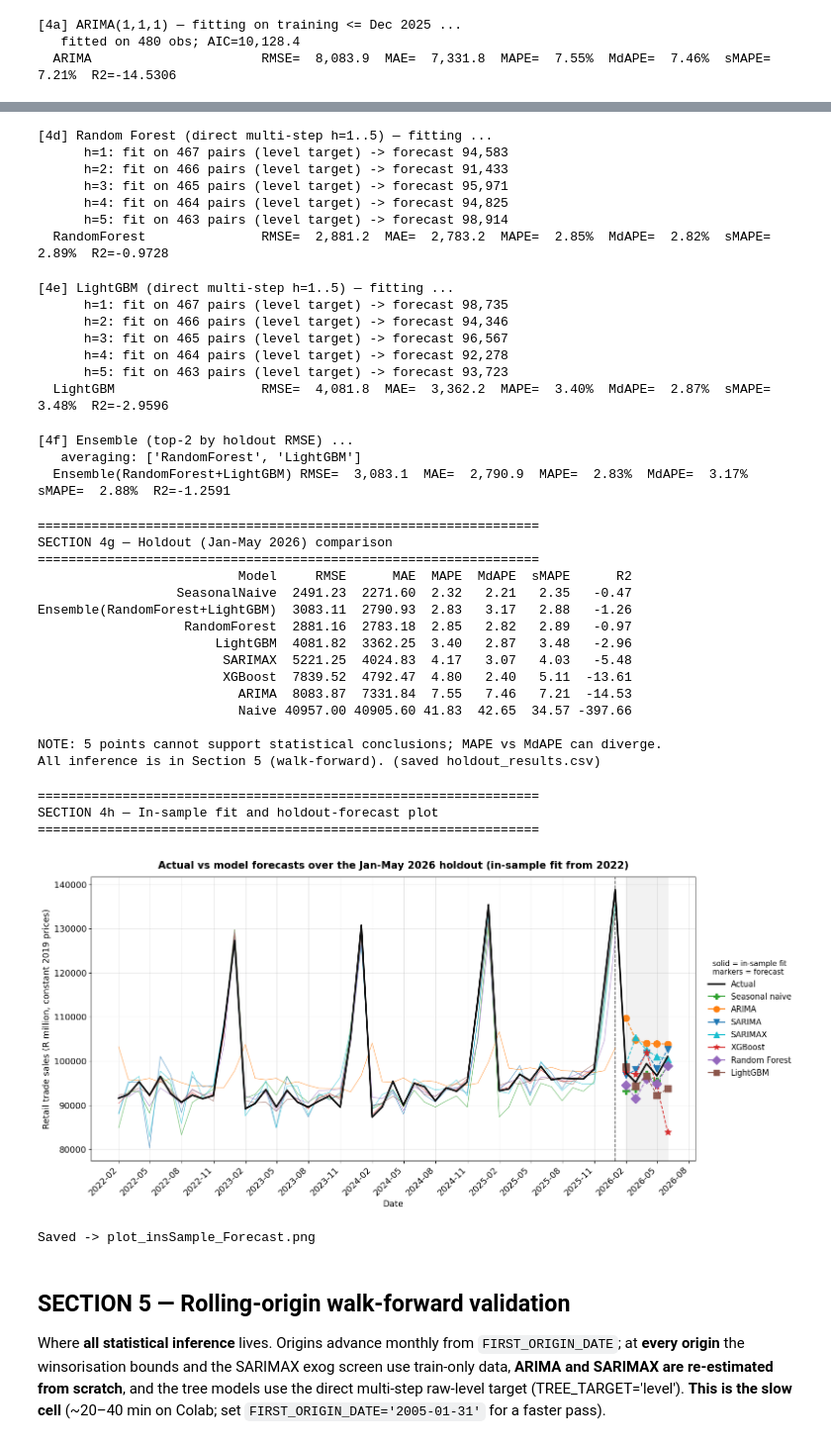
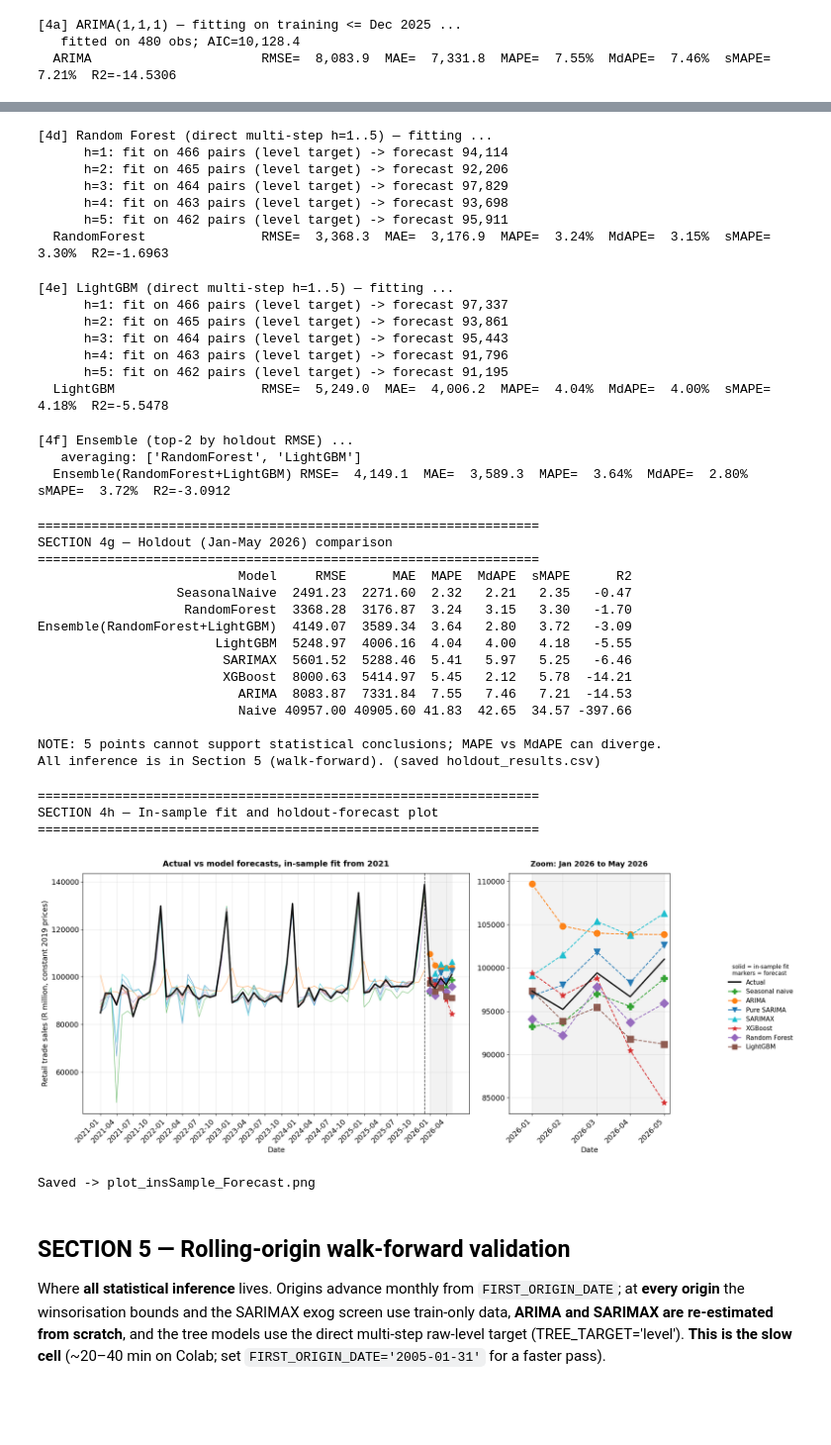
Before and after one commit to thabisop/Tree_Based_ML---Short_Term_Retail_Trade_Sales_Forecasting, a Jupyter notebook: Modelling_Script.ipynb, the cells around one changed output, grey strips where cells are left out. Shown at 99% size. Cells and saved outputs as stored; diff of their text form; code cells hidden in the pictures; blank space fills up the shorter version.

```diff
--- a/Modelling_Script.ipynb
+++ b/Modelling_Script.ipynb
@@ -253,6 +267,14 @@ data["electricity"]   = source_data["electricity"]
 data["exchange_rate"] = source_data["exchangeRate"]
 data["cci_level"]     = source_data["cci_level"]
 
+# [D-lag] Publication-lag alignment: at origin t, use only data released by t.
+# CPI (StatsSA P0141, released ~mid of t+1) -> lag 1 ; electricity (P4141, released ~start of t+2) -> lag 2 ;
+# the exchange rate is a daily market price -> no lag ; quarterly CCI is carried forward between releases.
+CPI_PUB_LAG, ELEC_PUB_LAG = 1, 2
+data["cpi_signal"]  = data["cpi_signal"].shift(CPI_PUB_LAG)
+data["electricity"] = data["electricity"].shift(ELEC_PUB_LAG)
+data["cci_level"]   = data["cci_level"].ffill()
+
 # [D4] No structural-break dummy on corrected data (old break was the 2004 artifact).
 
 print(f"Rows (incl. 2026 holdout): {len(data)}  | {data.index.min().date()} -> {data.index.max().date()}")
@@ -497,12 +519,12 @@ holdout_results.append(evaluate_forecast([holdout_actuals[h] for h in HORIZONS],
                                          [random_forest_forecast[h] for h in HORIZONS], "RandomForest"))
 # %% [output]
 [4d] Random Forest (direct multi-step h=1..5) — fitting ...
-      h=1: fit on 467 pairs (level target) -> forecast 94,583
-      h=2: fit on 466 pairs (level target) -> forecast 91,433
-      h=3: fit on 465 pairs (level target) -> forecast 95,971
-      h=4: fit on 464 pairs (level target) -> forecast 94,825
-      h=5: fit on 463 pairs (level target) -> forecast 98,914
-  RandomForest               RMSE=  2,881.2  MAE=  2,783.2  MAPE=  2.85%  MdAPE=  2.82%  sMAPE=  2.89%  R2=-0.9728
+      h=1: fit on 466 pairs (level target) -> forecast 94,114
+      h=2: fit on 465 pairs (level target) -> forecast 92,206
+      h=3: fit on 464 pairs (level target) -> forecast 97,829
+      h=4: fit on 463 pairs (level target) -> forecast 93,698
+      h=5: fit on 462 pairs (level target) -> forecast 95,911
+  RandomForest               RMSE=  3,368.3  MAE=  3,176.9  MAPE=  3.24%  MdAPE=  3.15%  sMAPE=  3.30%  R2=-1.6963
 # %%
 # ─── SECTION 4e : LightGBM — direct multi-step (raw-level target) ────────────
 print("\n[4e] LightGBM (direct multi-step h=1..5) — fitting ...")
@@ -511,12 +533,12 @@ holdout_results.append(evaluate_forecast([holdout_actuals[h] for h in HORIZONS],
                                          [lightgbm_forecast[h] for h in HORIZONS], "LightGBM"))
 # %% [output]
 [4e] LightGBM (direct multi-step h=1..5) — fitting ...
-      h=1: fit on 467 pairs (level target) -> forecast 98,735
-      h=2: fit on 466 pairs (level target) -> forecast 94,346
-      h=3: fit on 465 pairs (level target) -> forecast 96,567
-      h=4: fit on 464 pairs (level target) -> forecast 92,278
-      h=5: fit on 463 pairs (level target) -> forecast 93,723
-  LightGBM                   RMSE=  4,081.8  MAE=  3,362.2  MAPE=  3.40%  MdAPE=  2.87%  sMAPE=  3.48%  R2=-2.9596
+      h=1: fit on 466 pairs (level target) -> forecast 97,337
+      h=2: fit on 465 pairs (level target) -> forecast 93,861
+      h=3: fit on 464 pairs (level target) -> forecast 95,443
+      h=4: fit on 463 pairs (level target) -> forecast 91,796
+      h=5: fit on 462 pairs (level target) -> forecast 91,195
+  LightGBM                   RMSE=  5,249.0  MAE=  4,006.2  MAPE=  4.04%  MdAPE=  4.00%  sMAPE=  4.18%  R2=-5.5478
 # %%
 # ─── SECTION 4f : Ensemble — equal-weight top-2 by RMSE ──────────────────────
 print("\n[4f] Ensemble (top-2 by holdout RMSE) ...")
@@ -534,7 +556,7 @@ holdout_results.append(evaluate_forecast([holdout_actuals[h] for h in HORIZONS],
 # %% [output]
 [4f] Ensemble (top-2 by holdout RMSE) ...
    averaging: ['RandomForest', 'LightGBM']
-  Ensemble(RandomForest+LightGBM) RMSE=  3,083.1  MAE=  2,790.9  MAPE=  2.83%  MdAPE=  3.17%  sMAPE=  2.88%  R2=-1.2591
+  Ensemble(RandomForest+LightGBM) RMSE=  4,149.1  MAE=  3,589.3  MAPE=  3.64%  MdAPE=  2.80%  sMAPE=  3.72%  R2=-3.0912
 # %%
 # ─── SECTION 4g : Holdout comparison table ───────────────────────────────────
 print("\n" + "=" * 65); print("SECTION 4g — Holdout (Jan-May 2026) comparison"); print("=" * 65)
@@ -549,11 +571,11 @@ SECTION 4g — Holdout (Jan-May 2026) comparison
 =================================================================
                           Model     RMSE      MAE  MAPE  MdAPE  sMAPE      R2
                   SeasonalNaive  2491.23  2271.60  2.32   2.21   2.35   -0.47
-Ensemble(RandomForest+LightGBM)  3083.11  2790.93  2.83   3.17   2.88   -1.26
-                   RandomForest  2881.16  2783.18  2.85   2.82   2.89   -0.97
-                       LightGBM  4081.82  3362.25  3.40   2.87   3.48   -2.96
-                        SARIMAX  5221.25  4024.83  4.17   3.07   4.03   -5.48
-                        XGBoost  7839.52  4792.47  4.80   2.40   5.11  -13.61
+                   RandomForest  3368.28  3176.87  3.24   3.15   3.30   -1.70
+Ensemble(RandomForest+LightGBM)  4149.07  3589.34  3.64   2.80   3.72   -3.09
+                       LightGBM  5248.97  4006.16  4.04   4.00   4.18   -5.55
+                        SARIMAX  5601.52  5288.46  5.41   5.97   5.25   -6.46
+                        XGBoost  8000.63  5414.97  5.45   2.12   5.78  -14.21
                           ARIMA  8083.87  7331.84  7.55   7.46   7.21  -14.53
                           Naive 40957.00 40905.60 41.83  42.65  34.57 -397.66
 
@@ -589,45 +611,61 @@ pure_sarima_forecast = {h: float(_pure_raw.iloc[h - 1]) for h in HORIZONS}
 plot_models = [
     ("Seasonal naive", target_series.shift(12), seasonal_naive_forecast, "#2ca02c", "P"),
     ("ARIMA",          arima_model.fittedvalues, arima_forecast,          "#ff7f0e", "o"),
-    ("SARIMA",         _pure_model.fittedvalues, pure_sarima_forecast,    "#1f77b4", "v"),
+    ("Pure SARIMA",         _pure_model.fittedvalues, pure_sarima_forecast,    "#1f77b4", "v"),
     ("SARIMAX",        sarimax_model.fittedvalues, sarimax_forecast,      "#17becf", "^"),
     ("XGBoost",        insample_fitted_tree(make_xgboost, data, FEATURE_COLS, origin_pos), xgboost_forecast, "#d62728", "*"),
     ("Random Forest",  insample_fitted_tree(make_random_forest, data, FEATURE_COLS, origin_pos), random_forest_forecast, "#9467bd", "D"),
     ("LightGBM",       insample_fitted_tree(make_lightgbm, data, FEATURE_COLS, origin_pos), lightgbm_forecast, "#8c564b", "s"),
 ]
 holdout_dates = [data.index[origin_pos + h] for h in HORIZONS]
-plot_start = "2022-01-01"
+plot_start = "2021-01-01"
 plt.rcParams.update({"font.size": 13})
-fig, ax = plt.subplots(figsize=(16, 7.6))
+fig, (ax, axz) = plt.subplots(1, 2, figsize=(17, 7.6), gridspec_kw={"width_ratios": [3.0, 1.25]})
+
+# main panel: in-sample fit (from 2021) + holdout forecasts
 actual_window = target_series.loc[plot_start:]
 ax.plot(actual_window.index, actual_window.values, color="#111", linewidth=2.6, label="Actual", zorder=10)
 for name, fitted, fc, colour, marker in plot_models:
     w = fitted.loc[plot_start:LAST_TRAIN_DATE]
     ax.plot(w.index, w.values, color=colour, linewidth=1.1, alpha=0.55, zorder=3)
     ax.plot(holdout_dates, [fc[h] for h in HORIZONS], linestyle="--", marker=marker,
             color=colour, markersize=10, linewidth=1.4, alpha=0.95, zorder=6)
 ax.axvspan(holdout_dates[0], holdout_dates[-1], color="#f2f2f2", zorder=0)
 ax.axvline(data.index[origin_pos], color="#555", linestyle="--", linewidth=1.3)
-ax.set_title("Actual vs model forecasts over the Jan-May 2026 holdout (in-sample fit from 2022)",
-             fontsize=15, fontweight="bold", pad=12)
+ax.set_title("Actual vs model forecasts, in-sample fit from 2021", fontsize=14, fontweight="bold", pad=12)
 ax.set_xlabel("Date", fontsize=13)
 ax.set_ylabel("Retail trade sales (R million, constant 2019 prices)", fontsize=13)
-ax.xaxis.set_major_locator(mdates.MonthLocator(interval=3))
+ax.set_xticks(actual_window.index[::3])  # ticks on month-end data dates
 ax.xaxis.set_major_formatter(mdates.DateFormatter("%Y-%m"))
 plt.setp(ax.get_xticklabels(), rotation=45, ha="right"); ax.grid(True, alpha=0.3)
+
+# zoomed panel: the Jan-May 2026 holdout
+zoom_actual = target_series.loc["2026-01-01":]
+axz.plot(zoom_actual.index, zoom_actual.values, color="#111", linewidth=2.4, zorder=10)
+for name, fitted, fc, colour, marker in plot_models:
+    axz.plot(holdout_dates, [fc[h] for h in HORIZONS], linestyle="--", marker=marker,
+             color=colour, markersize=11, linewidth=1.6, alpha=0.95, zorder=6)
+axz.axvspan(holdout_dates[0], holdout_dates[-1], color="#f2f2f2", zorder=0)
+axz.set_xlim(pd.Timestamp("2026-01-10"), pd.Timestamp("2026-06-05"))
+axz.set_title("Zoom: Jan 2026 to May 2026", fontsize=13, fontweight="bold", pad=12)
+axz.set_xlabel("Date", fontsize=13)
+axz.set_xticks(zoom_actual.index)  # month-end ticks: Jan-May 2026
+axz.xaxis.set_major_formatter(mdates.DateFormatter("%Y-%m"))
+plt.setp(axz.get_xticklabels(), rotation=45, ha="right"); axz.grid(True, alpha=0.3)
+
 handles = [Line2D([0], [0], color="#111", lw=2.6, label="Actual")]
 for name, fitted, fc, colour, marker in plot_models:
     handles.append(Line2D([0], [0], color=colour, lw=1.6, marker=marker, markersize=9, label=name))
-ax.legend(handles=handles, fontsize=12, loc="center left", bbox_to_anchor=(1.01, 0.5),
-          frameon=False, title="solid = in-sample fit\nmarkers = forecast", title_fontsize=11)
-plt.tight_layout()
+fig.legend(handles=handles, fontsize=11, loc="center left", bbox_to_anchor=(0.995, 0.5),
+           frameon=False, title="solid = in-sample fit\nmarkers = forecast", title_fontsize=10)
+plt.tight_layout(rect=[0, 0, 0.93, 1])
 plt.savefig("plot_insSample_Forecast.png", dpi=200, bbox_inches="tight"); plt.show()
 print("Saved -> plot_insSample_Forecast.png")
 # %% [output]
 =================================================================
 SECTION 4h — In-sample fit and holdout-forecast plot
 =================================================================
-[figure, old version]
+[figure, new version]
 Saved -> plot_insSample_Forecast.png
 # %% [markdown]
 ## SECTION 5 — Rolling-origin walk-forward validation
```
Also changed, not shown: parts of 13 cells of this notebook.
